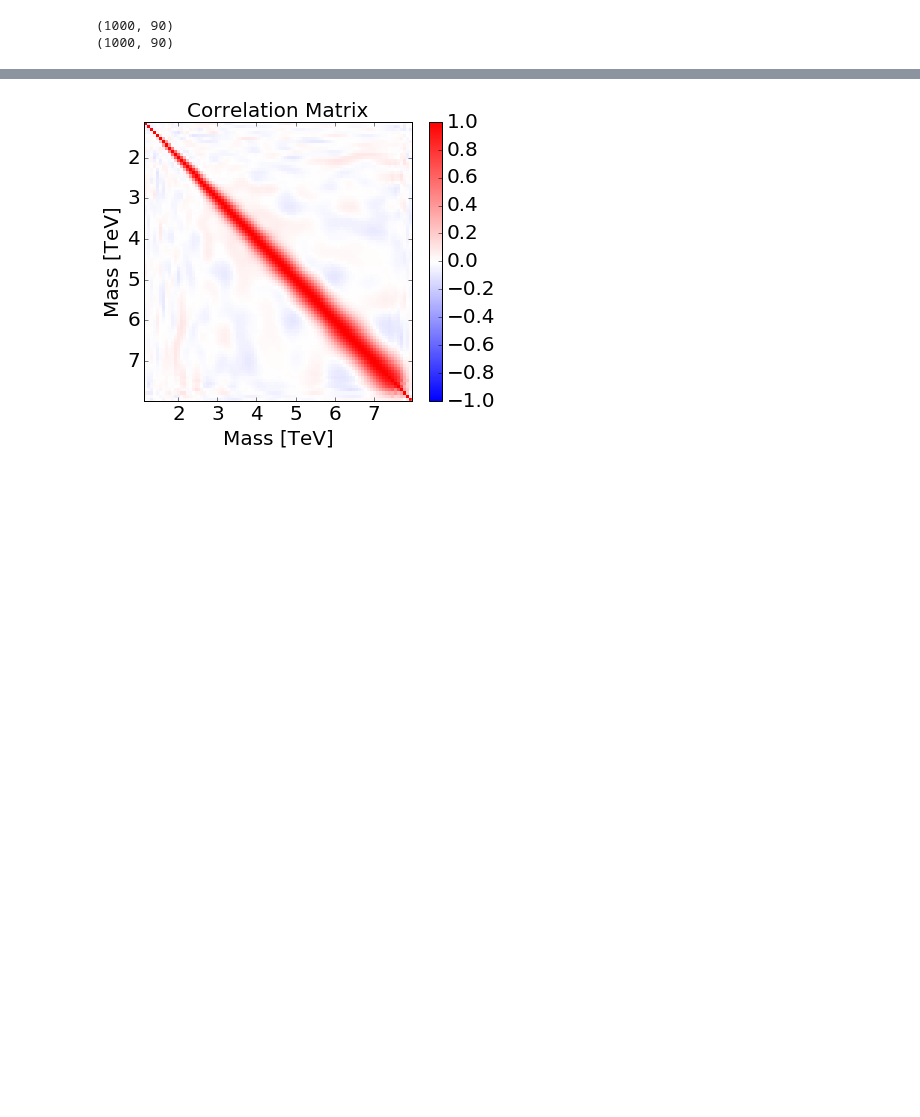
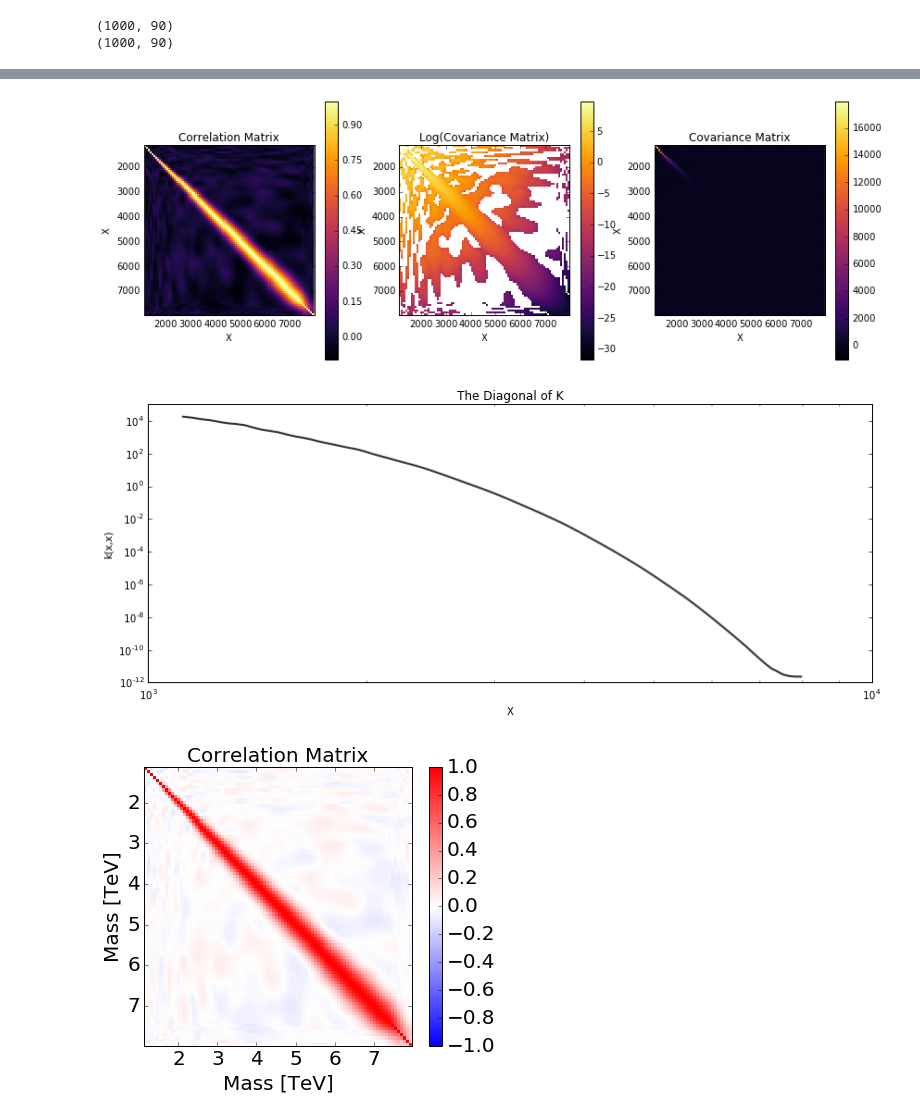
Before and after one commit to mfrate28/GP_Paper, a Jupyter notebook: covariance-structures-GP.ipynb, the cells around one changed output, grey strips where cells are left out. Cells and saved outputs as stored; diff of their text form; code cells hidden in the pictures; blank space fills up the shorter version.

Commit message:
trying to figure out an uncertainty

```diff
--- a/covariance-structures-GP.ipynb
+++ b/covariance-structures-GP.ipynb
@@ -333,7 +432,9 @@ corMat = np.corrcoef(modelMatrix.T)
 # %%
-#plot_cov(xvalO2D, corMat, covMat, False)
+plot_cov(xvalO2D, corMat, covMat, False)
 plot_cor(xvalO2D, corMat, False)
 # %% [output]
-[figure, old version]
+[figure, new version]
+[figure, added]
+[figure, added]
 # %%
 plot_individualCov(corMat, covMat)
```
Also changed, not shown: parts of 8 cells of this notebook.
